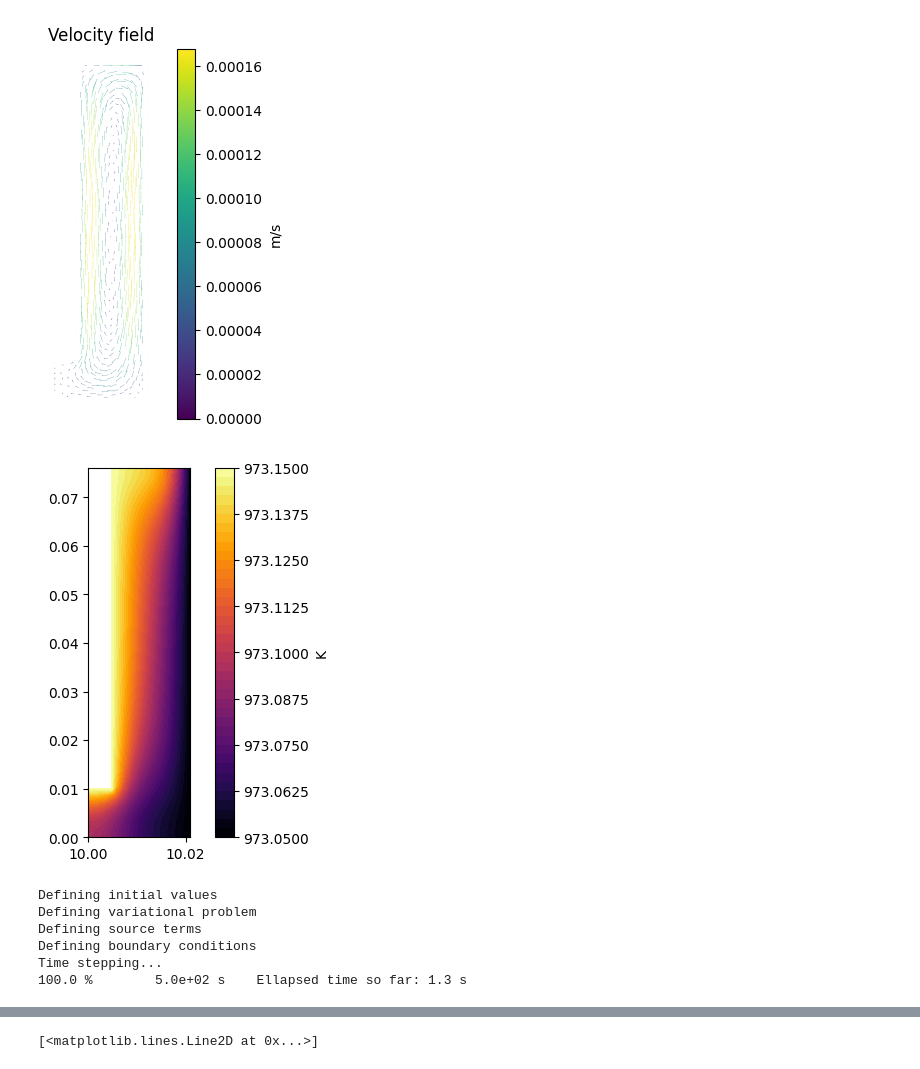
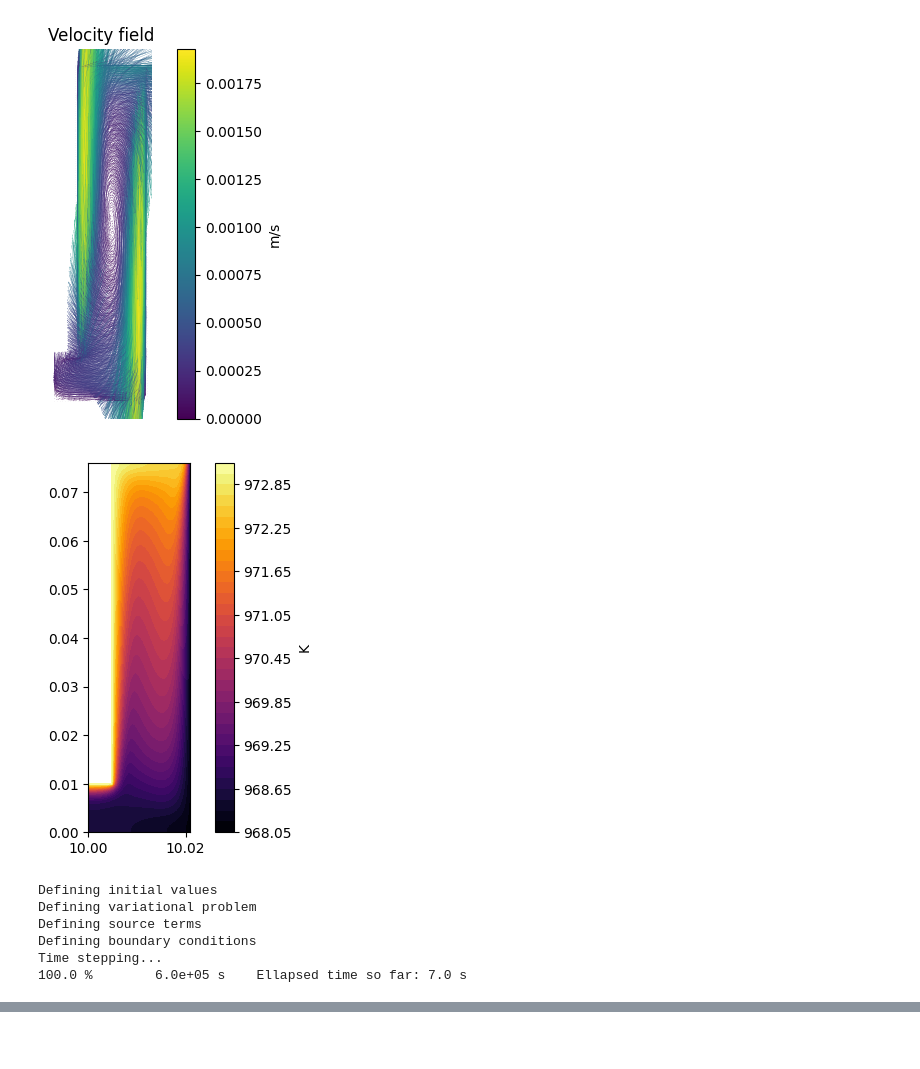
Before and after one commit to WeaverC20/LIBRADiff, a Jupyter notebook: BABY_2D_Transient_Simulation.ipynb, the cells around one changed output, grey strips where cells are left out. Cells and saved outputs as stored; diff of their text form; code cells hidden in the pictures; blank space fills up the shorter version.

```diff
--- a/BABY_2D_Transient_Simulation.ipynb
+++ b/BABY_2D_Transient_Simulation.ipynb
@@ -16,7 +16,7 @@ import scipy
 mesh_fenics, volume_markers, surface_markers, correspondance_dict = mesh_2d()
 
 T_hot = 700 + 273.15
-dT = 0.1
+dT = 5
 T_cold = T_hot - dT
 
 print(f"----------  Running for dT={dT} K  ----------")
@@ -63,6 +63,8 @@ wall_release = scipy.integrate.cumulative_trapezoid(wall_flux, t, initial=0)
 top_release = scipy.integrate.cumulative_trapezoid(top_flux, t, initial=0)
 
 plt.figure()
-plt.plot(t, wall_release, "-x", linewidth=3)
-plt.plot(t, top_release, "-x", linewidth=3)
+plt.plot(t, wall_release, "-x", linewidth=3, label="wall release")
+plt.plot(t, top_release, "-x", linewidth=3, label="top release")
+plt.legend()
+plt.show()
 # %% [output]
@@ -87,8 +77,8 @@ No Jacobian form specified for nonlinear variational problem.
-[figure, old version]
+[figure, new version]
-[figure, old version]
+[figure, new version]
 Defining initial values
 Defining variational problem
 Defining source terms
 Defining boundary conditions
 Time stepping...
-100.0 %        5.0e+02 s    Ellapsed time so far: 1.3 s
+100.0 %        6.0e+05 s    Ellapsed time so far: 7.0 s
@@ -99 +102,0 @@ Time stepping...
-[<matplotlib.lines.Line2D at 0x...>]
```
Also changed, not shown: parts of 1 cell of this notebook, 1 other file.
